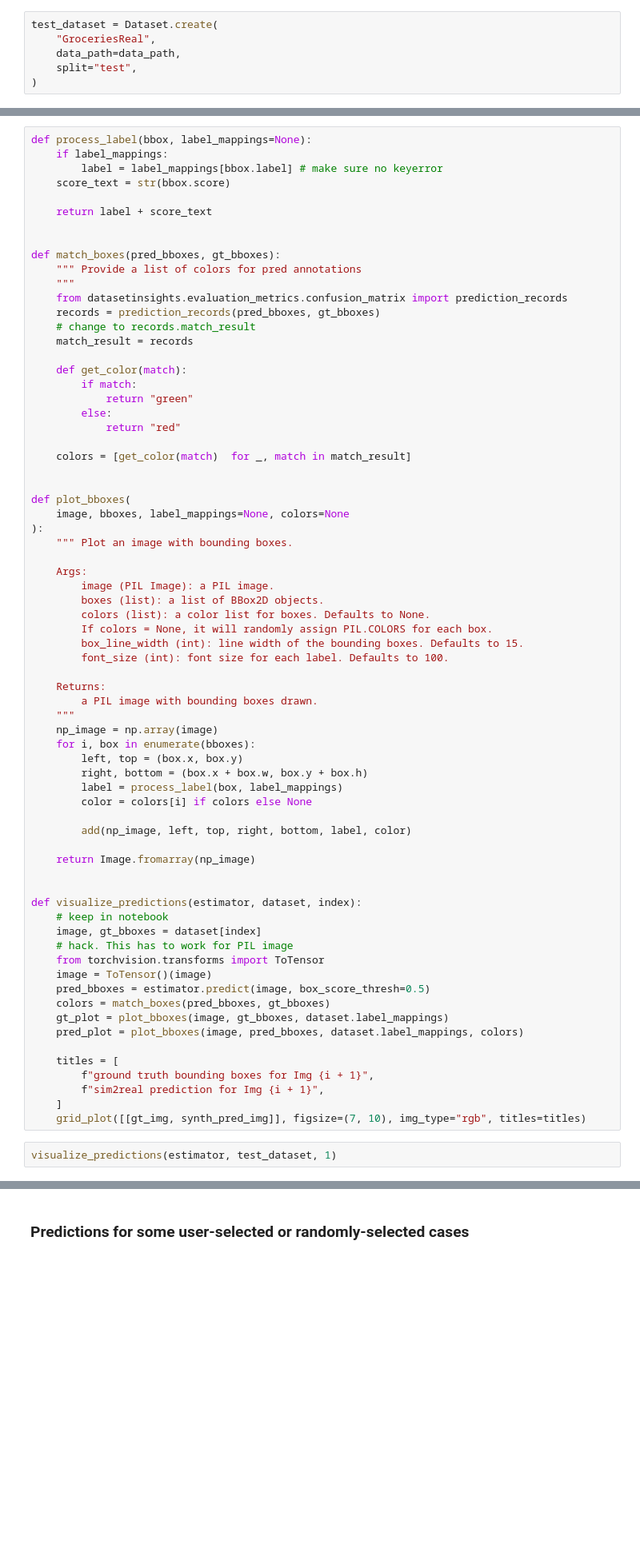
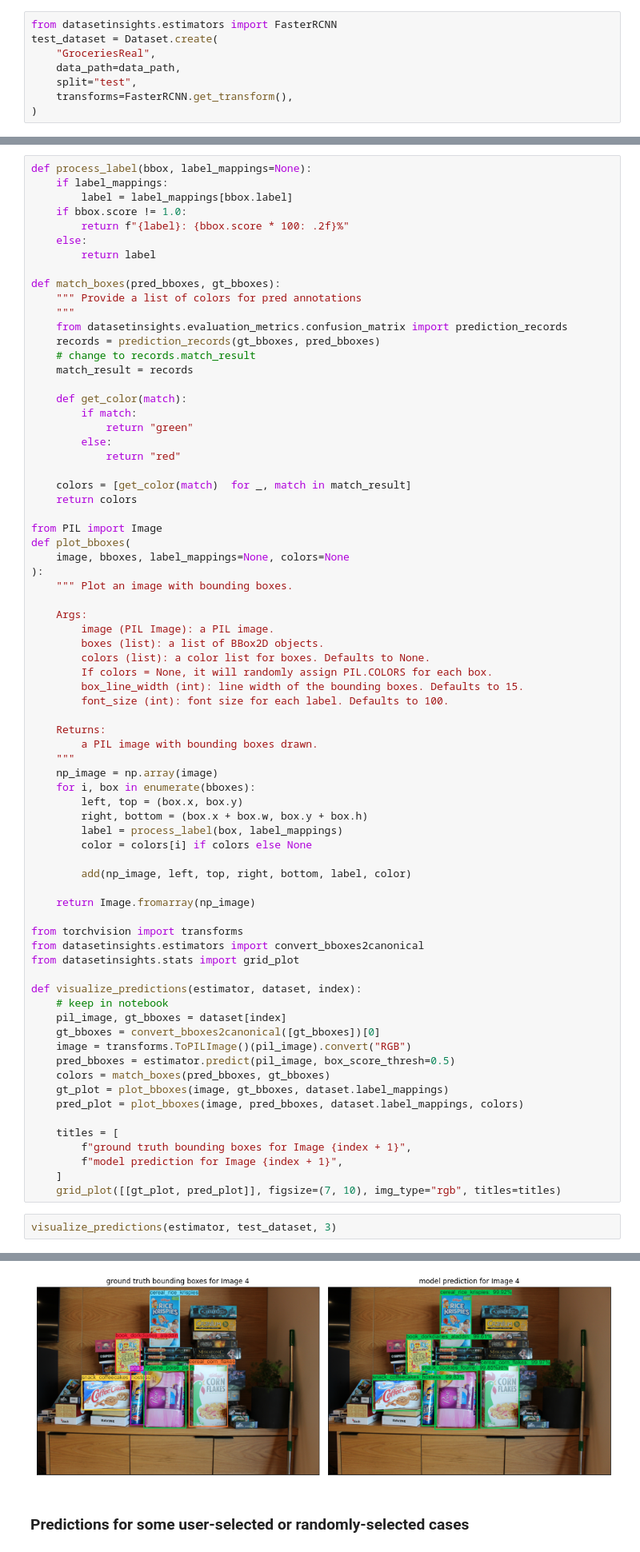
Before and after one commit to Unity-Technologies/datasetinsights, a Jupyter notebook: notebooks/SynthDet_Evaluation.ipynb, the cells around one changed output, grey strips where cells are left out. Shown at 80% size. Cells and saved outputs as stored; diff of their text form; blank space fills up the shorter version.

```diff
--- a/notebooks/SynthDet_Evaluation.ipynb
+++ b/notebooks/SynthDet_Evaluation.ipynb
@@ -164,10 +164,12 @@ Use the loaded model to predict on GroceriesReal Validation Dataset. We highligh
 - <font color='green'>Green boxes</font>: it's a correct predicted label and overlap the true box enough (overlap >= 0.5). <br>
 - <font color='red'>Red boxes</font>: it's a wrong prediction.<br>
 # %%
+from datasetinsights.estimators import FasterRCNN
 test_dataset = Dataset.create(
     "GroceriesReal",
     data_path=data_path,
     split="test",
+    transforms=FasterRCNN.get_transform(),
 )
 # %%
 import os as _os
@@ -274,17 +278,17 @@ def add(image, left, top, right, bottom, label=None, color=None):
 # %%
 def process_label(bbox, label_mappings=None):
     if label_mappings:
-        label = label_mappings[bbox.label] # make sure no keyerror
-    score_text = str(bbox.score)
-
-    return label + score_text
-
+        label = label_mappings[bbox.label]
+    if bbox.score != 1.0:
+        return f"{label}: {bbox.score * 100: .2f}%"
+    else:
+        return label
 
 def match_boxes(pred_bboxes, gt_bboxes):
     """ Provide a list of colors for pred annotations
     """
     from datasetinsights.evaluation_metrics.confusion_matrix import prediction_records
-    records = prediction_records(pred_bboxes, gt_bboxes)
+    records = prediction_records(gt_bboxes, pred_bboxes)
     # change to records.match_result
     match_result = records
 
@@ -295,8 +299,9 @@ def match_boxes(pred_bboxes, gt_bboxes):
             return "red"
 
     colors = [get_color(match)  for _, match in match_result]
+    return colors
 
-
+from PIL import Image
 def plot_bboxes(
     image, bboxes, label_mappings=None, colors=None
 ):
@@ -324,23 +329,25 @@ def plot_bboxes(
 
     return Image.fromarray(np_image)
 
+from torchvision import transforms
+from datasetinsights.estimators import convert_bboxes2canonical
+from datasetinsights.stats import grid_plot
 
 def visualize_predictions(estimator, dataset, index):
     # keep in notebook
-    image, gt_bboxes = dataset[index]
-    # hack. This has to work for PIL image
-    from torchvision.transforms import ToTensor
-    image = ToTensor()(image)
-    pred_bboxes = estimator.predict(image, box_score_thresh=0.5)
+    pil_image, gt_bboxes = dataset[index]
+    gt_bboxes = convert_bboxes2canonical([gt_bboxes])[0]
+    image = transforms.ToPILImage()(pil_image).convert("RGB")
+    pred_bboxes = estimator.predict(pil_image, box_score_thresh=0.5)
     colors = match_boxes(pred_bboxes, gt_bboxes)
     gt_plot = plot_bboxes(image, gt_bboxes, dataset.label_mappings)
     pred_plot = plot_bboxes(image, pred_bboxes, dataset.label_mappings, colors)
 
     titles = [
-        f"ground truth bounding boxes for Img {i + 1}",
-        f"sim2real prediction for Img {i + 1}",
+        f"ground truth bounding boxes for Image {index + 1}",
+        f"model prediction for Image {index + 1}",
     ]
-    grid_plot([[gt_img, synth_pred_img]], figsize=(7, 10), img_type="rgb", titles=titles)
+    grid_plot([[gt_plot, pred_plot]], figsize=(7, 10), img_type="rgb", titles=titles)
 # %%
-visualize_predictions(estimator, test_dataset, 1)
+visualize_predictions(estimator, test_dataset, 3)
 # %% [output]
@@ -348,3 +355,4 @@ ValueError: could not broadcast input array from shape (14,208,3) into shape (0,
+[figure, added]
 # %% [markdown]
 ### Predictions for some user-selected or randomly-selected cases
 # %% [markdown]
```
Also changed, not shown: parts of 2 cells of this notebook.
